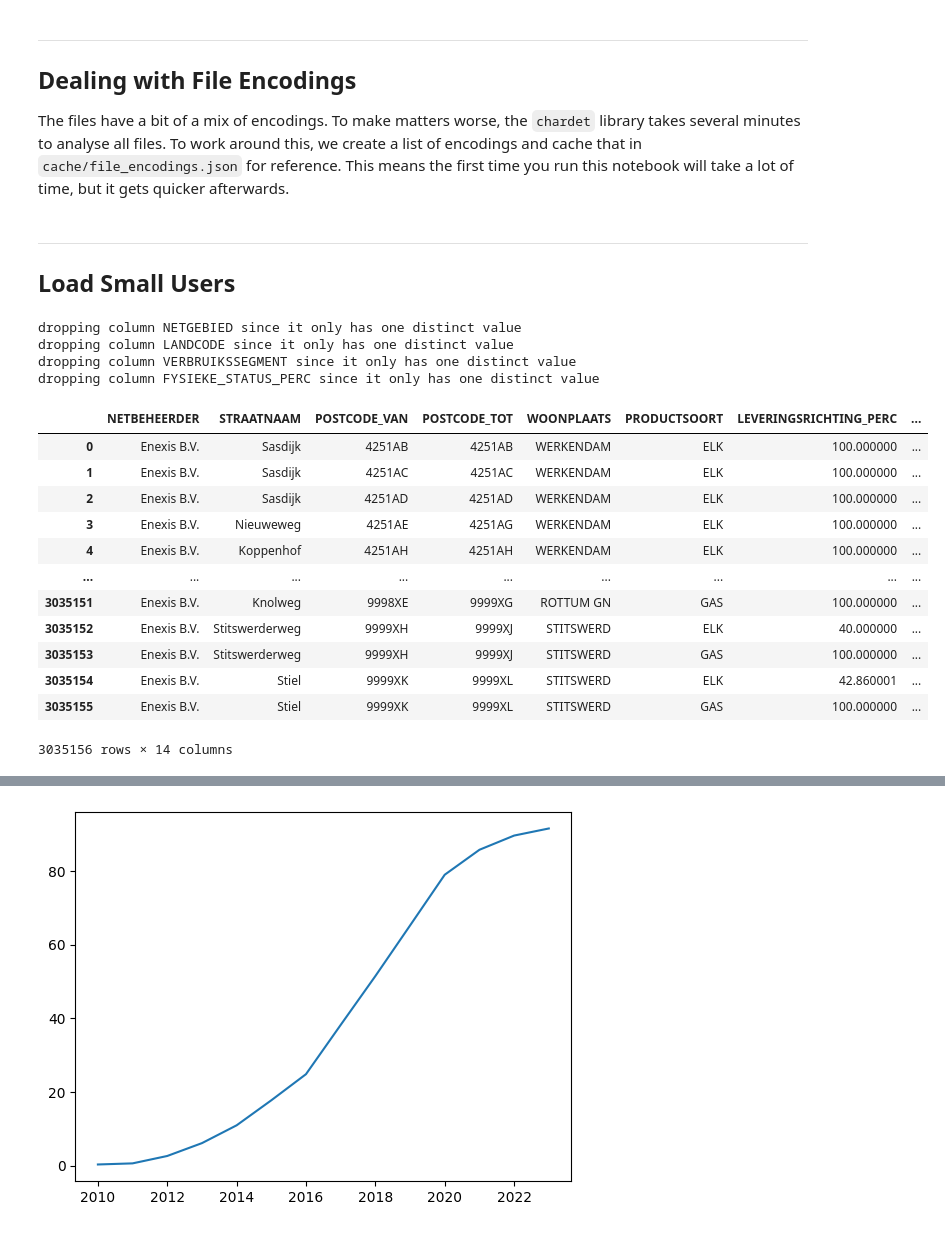
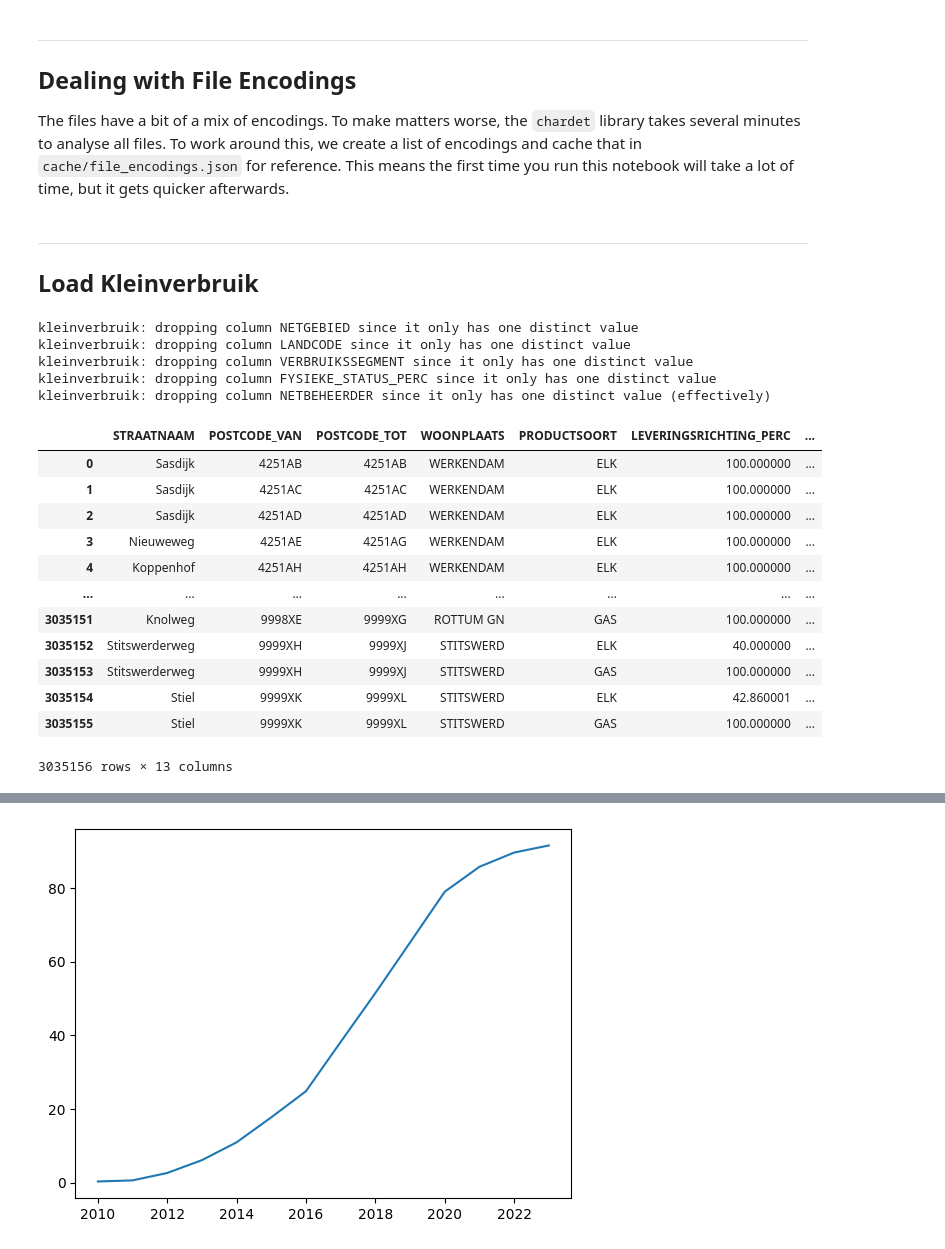
Before and after one commit to kjkoster/execute-enexis, a Jupyter notebook: notebooks/enexis exploration.ipynb, the cells around one changed output, grey strips where cells are left out. Drawn from its saved outputs; the diff is of its cells as text; code cells hidden in the pictures.

Commit message:
Rename dataframe to `kleinverbruik` so it is easier to distinguish in analysis later on. Cosmetics.

```diff
--- a/notebooks/enexis exploration.ipynb
+++ b/notebooks/enexis exploration.ipynb
@@ -96,58 +96,58 @@ for file in DECENTRALE_OPWEK + KLEINVERBRUIKSGEGEVENS + OPWEKDATA_GV:
             json.dump(file_encodings , cache, indent=4, sort_keys=True)
 # %% [markdown]
 ---
-## Load Small Users
+## Load Kleinverbruik
 # %%
-
 li = []
 for file in KLEINVERBRUIKSGEGEVENS:
     df = pd.read_csv(file, index_col=None, sep = ';', decimal=',', thousands='.', encoding=file_encodings[file])
 
     # some columns names have spaces around them and those may be different per file
     df.columns = df.columns.str.strip()
 
     match = re.search(r'_\d{2}\d{2}\d{4}\.csv', file)
     date = datetime.strptime(match.group(), '_%d%m%Y.csv').date()
     df['PEILDATUM'] = pd.to_datetime(date)
 
     df.rename({'SJA_LAAG_TARIEF_PERC': 'SJV_LAAG_TARIEF_PERC', 'SJA_GEMIDDELD': 'SJV_GEMIDDELD'}, axis=1, inplace=True)
 
     li.append(df)
 
-df = pd.concat(li, axis=0, ignore_index=True)
+kleinverbruik = pd.concat(li, axis=0, ignore_index=True)
 
 # convert integers to smallest unsigned integer and floats to smallest
 for old, new in [(INTEGER, UNSIGNED), (FLOAT, FLOAT)]:
-    for col in df.select_dtypes(include=old).columns:
-        df[col] = pd.to_numeric(df[col], downcast=new)
+    for col in kleinverbruik.select_dtypes(include=old).columns:
+        kleinverbruik[col] = pd.to_numeric(kleinverbruik[col], downcast=new)
 
-df[KLEINVERBRUIK_CATEGORICAL] = df[KLEINVERBRUIK_CATEGORICAL].astype(CATEGORY)
+kleinverbruik[KLEINVERBRUIK_CATEGORICAL] = kleinverbruik[KLEINVERBRUIK_CATEGORICAL].astype(CATEGORY)
 
 # drop columns that only have a single distinct value
-for col in df.columns:
-    if len(df[col].unique()) == 1:
-        print(f"dropping column {col} since it only has one distinct value")
-        df.drop(col,inplace=True,axis=1)
+for col in kleinverbruik.columns:
+    if len(kleinverbruik[col].unique()) == 1:
+        print(f"kleinverbruik: dropping column {col} since it only has one distinct value")
+        kleinverbruik.drop(col, inplace=True, axis=1)
+kleinverbruik.drop('NETBEHEERDER', inplace=True, axis=1) # also useless has two values: 'Enexis B.V.' and 'Enexis'
+print(f"kleinverbruik: dropping column NETBEHEERDER since it only has one distinct value (effectively)")
 
-
-
-df
+kleinverbruik
 # %% [output]
-dropping column NETGEBIED since it only has one distinct value
-dropping column LANDCODE since it only has one distinct value
-dropping column VERBRUIKSSEGMENT since it only has one distinct value
-dropping column FYSIEKE_STATUS_PERC since it only has one distinct value
+kleinverbruik: dropping column NETGEBIED since it only has one distinct value
+kleinverbruik: dropping column LANDCODE since it only has one distinct value
+kleinverbruik: dropping column VERBRUIKSSEGMENT since it only has one distinct value
+kleinverbruik: dropping column FYSIEKE_STATUS_PERC since it only has one distinct value
+kleinverbruik: dropping column NETBEHEERDER since it only has one distinct value (effectively)
-|  | NETBEHEERDER | STRAATNAAM | POSTCODE_VAN | POSTCODE_TOT | WOONPLAATS | PRODUCTSOORT | LEVERINGSRICHTING_PERC | ... |
-| 0 | Enexis B.V. | Sasdijk | 4251AB | 4251AB | WERKENDAM | ELK | 100.000000 | ... |
-| 1 | Enexis B.V. | Sasdijk | 4251AC | 4251AC | WERKENDAM | ELK | 100.000000 | ... |
-| 2 | Enexis B.V. | Sasdijk | 4251AD | 4251AD | WERKENDAM | ELK | 100.000000 | ... |
-| 3 | Enexis B.V. | Nieuweweg | 4251AE | 4251AG | WERKENDAM | ELK | 100.000000 | ... |
-| 4 | Enexis B.V. | Koppenhof | 4251AH | 4251AH | WERKENDAM | ELK | 100.000000 | ... |
-| ... | ... | ... | ... | ... | ... | ... | ... | ... |
-| 3035151 | Enexis B.V. | Knolweg | 9998XE | 9999XG | ROTTUM GN | GAS | 100.000000 | ... |
-| 3035152 | Enexis B.V. | Stitswerderweg | 9999XH | 9999XJ | STITSWERD | ELK | 40.000000 | ... |
-| 3035153 | Enexis B.V. | Stitswerderweg | 9999XH | 9999XJ | STITSWERD | GAS | 100.000000 | ... |
-| 3035154 | Enexis B.V. | Stiel | 9999XK | 9999XL | STITSWERD | ELK | 42.860001 | ... |
-| 3035155 | Enexis B.V. | Stiel | 9999XK | 9999XL | STITSWERD | GAS | 100.000000 | ... |
+|  | STRAATNAAM | POSTCODE_VAN | POSTCODE_TOT | WOONPLAATS | PRODUCTSOORT | LEVERINGSRICHTING_PERC | ... |
+| 0 | Sasdijk | 4251AB | 4251AB | WERKENDAM | ELK | 100.000000 | ... |
+| 1 | Sasdijk | 4251AC | 4251AC | WERKENDAM | ELK | 100.000000 | ... |
+| 2 | Sasdijk | 4251AD | 4251AD | WERKENDAM | ELK | 100.000000 | ... |
+| 3 | Nieuweweg | 4251AE | 4251AG | WERKENDAM | ELK | 100.000000 | ... |
+| 4 | Koppenhof | 4251AH | 4251AH | WERKENDAM | ELK | 100.000000 | ... |
+| ... | ... | ... | ... | ... | ... | ... | ... |
+| 3035151 | Knolweg | 9998XE | 9999XG | ROTTUM GN | GAS | 100.000000 | ... |
+| 3035152 | Stitswerderweg | 9999XH | 9999XJ | STITSWERD | ELK | 40.000000 | ... |
+| 3035153 | Stitswerderweg | 9999XH | 9999XJ | STITSWERD | GAS | 100.000000 | ... |
+| 3035154 | Stiel | 9999XK | 9999XL | STITSWERD | ELK | 42.860001 | ... |
+| 3035155 | Stiel | 9999XK | 9999XL | STITSWERD | GAS | 100.000000 | ... |
-3035156 rows × 14 columns
+3035156 rows × 13 columns
 # %%
```
Also changed, not shown: parts of 11 cells of this notebook.
